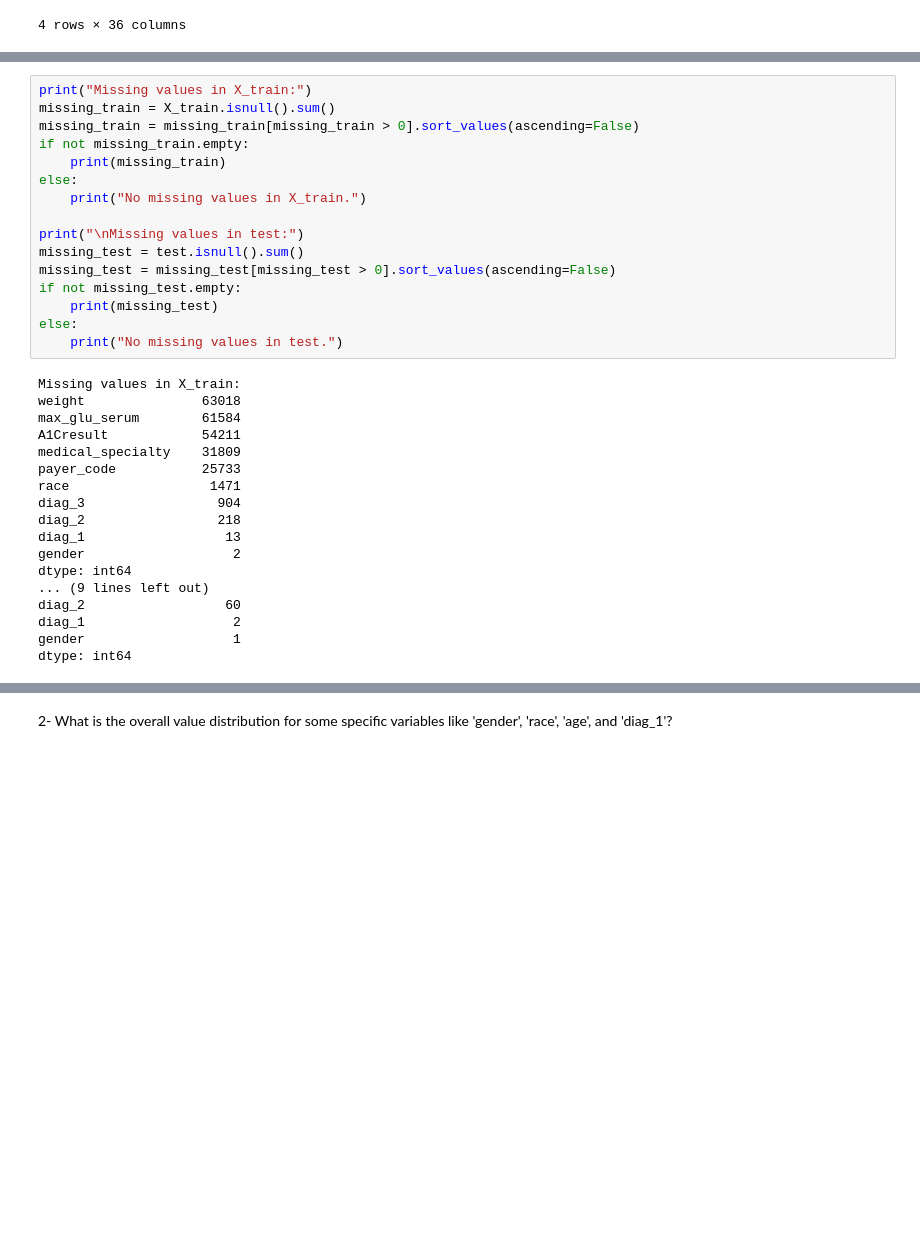
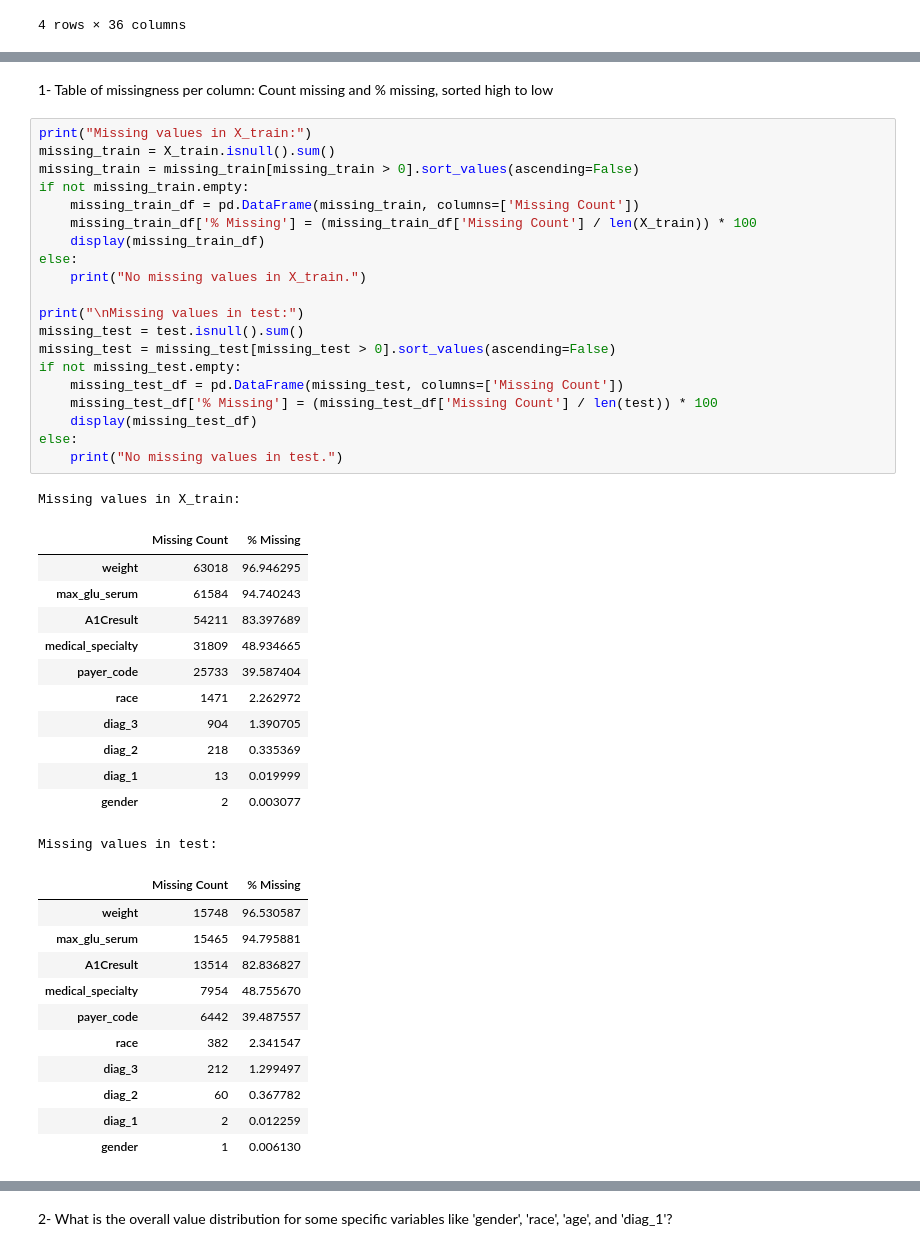
Before and after one commit to joezein71/AIHC-5010-Winter-2026, a Jupyter notebook: 20260122_Assignment1_Colab_Workflow_Zein.ipynb, the cells around one changed output, grey strips where cells are left out. Cells and saved outputs as stored; diff of their text form; blank space fills up the shorter version.

```diff
--- a/20260122_Assignment1_Colab_Workflow_Zein.ipynb
+++ b/20260122_Assignment1_Colab_Workflow_Zein.ipynb
@@ -303,34 +299,47 @@ Summary Statistics for Categorical Columns in test data:
+# %% [markdown]
+1- Table of missingness per column: Count missing and % missing, sorted high to low
 # %%
 print("Missing values in X_train:")
 missing_train = X_train.isnull().sum()
 missing_train = missing_train[missing_train > 0].sort_values(ascending=False)
 if not missing_train.empty:
-    print(missing_train)
+    missing_train_df = pd.DataFrame(missing_train, columns=['Missing Count'])
+    missing_train_df['% Missing'] = (missing_train_df['Missing Count'] / len(X_train)) * 100
+    display(missing_train_df)
 else:
     print("No missing values in X_train.")
 
 print("\nMissing values in test:")
 missing_test = test.isnull().sum()
 missing_test = missing_test[missing_test > 0].sort_values(ascending=False)
 if not missing_test.empty:
-    print(missing_test)
+    missing_test_df = pd.DataFrame(missing_test, columns=['Missing Count'])
+    missing_test_df['% Missing'] = (missing_test_df['Missing Count'] / len(test)) * 100
+    display(missing_test_df)
 else:
     print("No missing values in test.")
 # %% [output]
 Missing values in X_train:
-weight               63018
-max_glu_serum        61584
-A1Cresult            54211
-medical_specialty    31809
-payer_code           25733
-race                  1471
-diag_3                 904
-diag_2                 218
-diag_1                  13
-gender                   2
-dtype: int64
-... (9 lines left out)
-diag_2                  60
-diag_1                   2
-gender                   1
-dtype: int64
+|  | Missing Count | % Missing |
+| weight | 63018 | 96.946295 |
+| max_glu_serum | 61584 | 94.740243 |
+| A1Cresult | 54211 | 83.397689 |
+| medical_specialty | 31809 | 48.934665 |
+| payer_code | 25733 | 39.587404 |
+| race | 1471 | 2.262972 |
+| diag_3 | 904 | 1.390705 |
+| diag_2 | 218 | 0.335369 |
+| diag_1 | 13 | 0.019999 |
+| gender | 2 | 0.003077 |
+Missing values in test:
+|  | Missing Count | % Missing |
+| weight | 15748 | 96.530587 |
+| max_glu_serum | 15465 | 94.795881 |
+| A1Cresult | 13514 | 82.836827 |
+| medical_specialty | 7954 | 48.755670 |
+| payer_code | 6442 | 39.487557 |
+| race | 382 | 2.341547 |
+| diag_3 | 212 | 1.299497 |
+| diag_2 | 60 | 0.367782 |
+| diag_1 | 2 | 0.012259 |
+| gender | 1 | 0.006130 |
```
Also changed, not shown: parts of 10 cells of this notebook.
